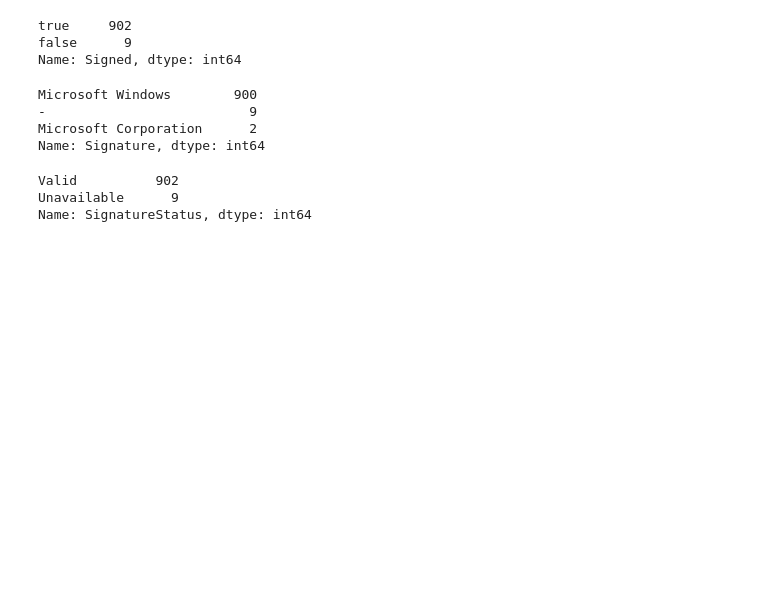
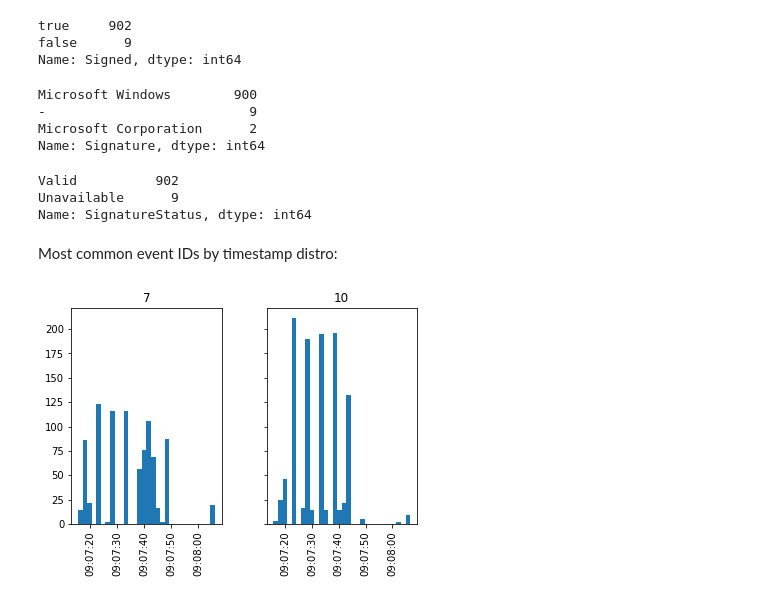
Before and after one commit to samar14641/cyber-ent-extraction, a Jupyter notebook: cobalt_strike_eda.ipynb, the cells around one changed output. Saved outputs shown, nothing was run; the diff lists cells and outputs as text; code cells hidden in the pictures; blank space fills up the shorter version.

```diff
--- a/cobalt_strike_eda.ipynb
+++ b/cobalt_strike_eda.ipynb
@@ -349,3 +351,13 @@ df['SignatureStatus'].value_counts()
 Valid          902
 Unavailable      9
 Name: SignatureStatus, dtype: int64
+# %% [markdown]
+Most common event IDs by timestamp distro:
+# %%
+filtered_eventID_df = df[df['EventID'].isin([10, 7])]
+
+filtered_eventID_df['@timestamp'].hist(by = filtered_eventID_df['EventID'], bins = 30, sharey = True)
+plt.show()
+plt.close()
+# %% [output]
+[figure, added]
```
Also changed, not shown: parts of 23 cells of this notebook.
